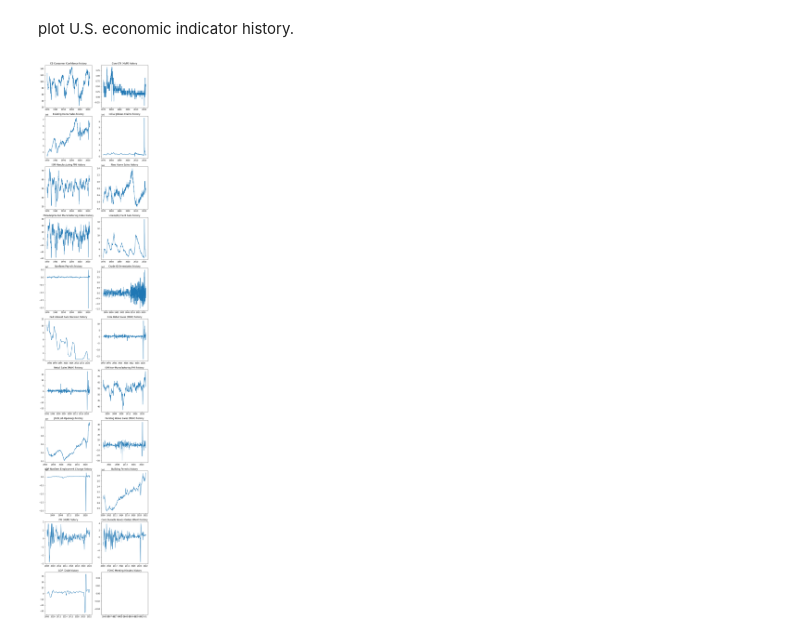
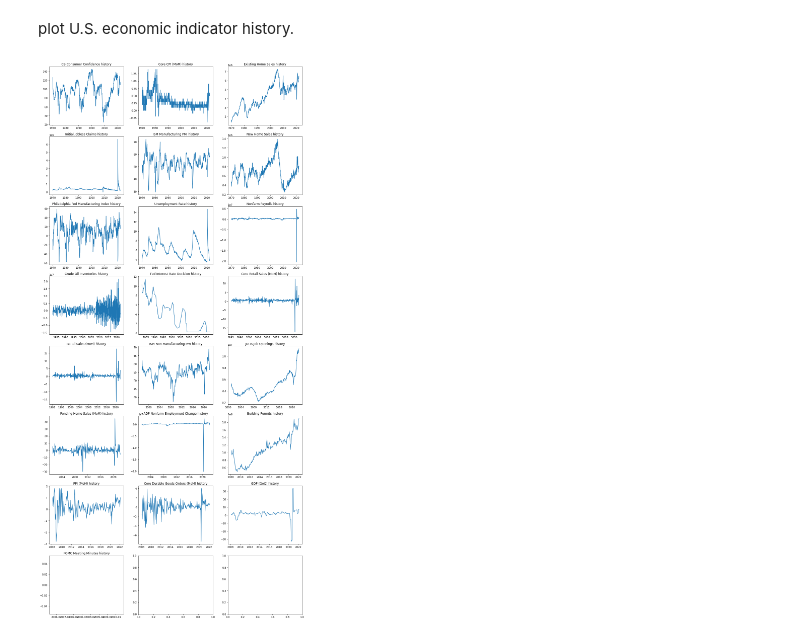
Before and after one commit to takeyama0/MarketPrediction, a Jupyter notebook: stock_market_prediction.ipynb, the cells around one changed output. Cells and saved outputs as stored; diff of their text form; code cells hidden in the pictures.

```diff
--- a/stock_market_prediction.ipynb
+++ b/stock_market_prediction.ipynb
@@ -322,13 +338,14 @@ axes[1].legend()
 # %% [markdown]
 ### Download U.S. economic news
 # %%
+"""
 df_market_news = ip.news.economic_calendar(countries=['united states'], from_date='01/01/1900', to_date='10/03/2022', importances=['high'])
 month_initials = ['Jan', 'Feb', 'Mar', 'Apr', 'May', 'Jun', 'Jul', 'Aug', 'Sep', 'Oct', 'Nov', 'Dec', 'Q1', 'Q2', 'Q3', 'Q4']
 df_market_news['event'] = df_market_news['event'].str.replace(f'  \(({"|".join(month_initials)})\)', '', regex=True)
-df_market_news['event'] = df_market_news['event'].astype('category')
 df_market_news = df_market_news.drop(columns=['id', 'time'])
 df_market_news = df_market_news[~df_market_news['actual'].isna()]
 df_market_news = df_market_news[~df_market_news['event'].str.contains('Speaks|US Federal Budget')]
+df_market_news['event'] = df_market_news['event'].astype('category')
 df_market_news['date'] = pd.to_datetime(df_market_news['date'], format='%d/%m/%Y')
 
 def to_numerical(x):
@@ -352,18 +369,25 @@ def to_numerical(x):
 df_market_news['actual'] = df_market_news['actual'].apply(to_numerical)
 df_market_news['forecast'] = df_market_news['forecast'].apply(to_numerical)
 df_market_news['previous'] = df_market_news['previous'].apply(to_numerical)
+
+df_market_news.to_pickle('data/us_market_news_history.pkl')
+"""
+
+df_market_news = pd.read_pickle('data/us_market_news_history.pkl')
 # %% [markdown]
 plot U.S. economic indicator history.
 # %%
 market_events = df_market_news.event.unique()
-num_row = math.ceil(len(market_events) / 2)
-num_col = 2
-fig, axes = plt.subplots(num_row, num_col, figsize=(5 * num_col, 5 * num_row))
+num_col = 3
+num_row = math.ceil(len(market_events) / num_col)
+
+fig, axes = plt.subplots(num_row, num_col, figsize=(6 * num_col, 5 * num_row))
 for i, event in enumerate(market_events):
     idx_row = math.floor(i / num_col)
     idx_col = i % num_col
     df_event_tmp = df_market_news[df_market_news['event'] == event].copy()
     axes[idx_row, idx_col].set_title(f'{event} history')
+    #ax2 = axes[idx_row, idx_col].twinx()
     axes[idx_row, idx_col].plot(df_event_tmp['date'], df_event_tmp['actual'])
 # %% [output]
-[figure, old version]
+[figure, new version]
```
Also changed, not shown: parts of 19 cells of this notebook.
